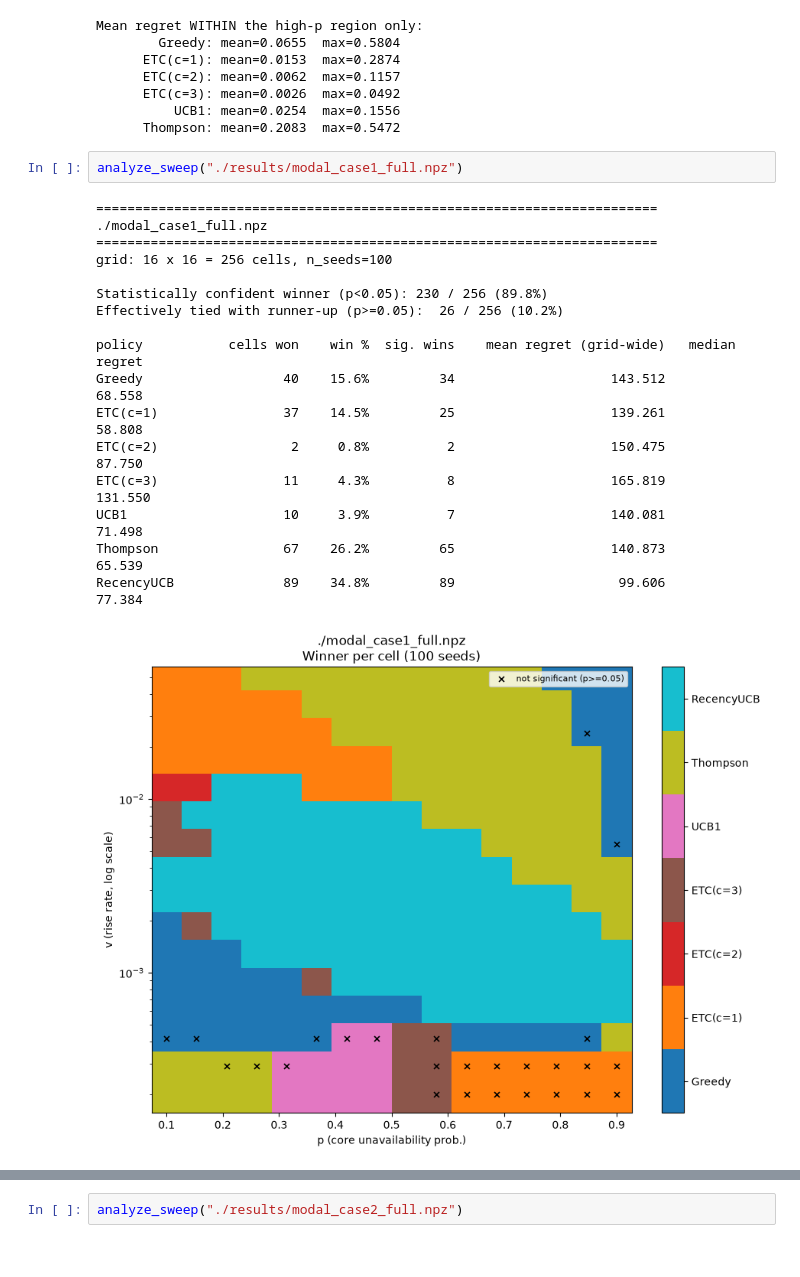
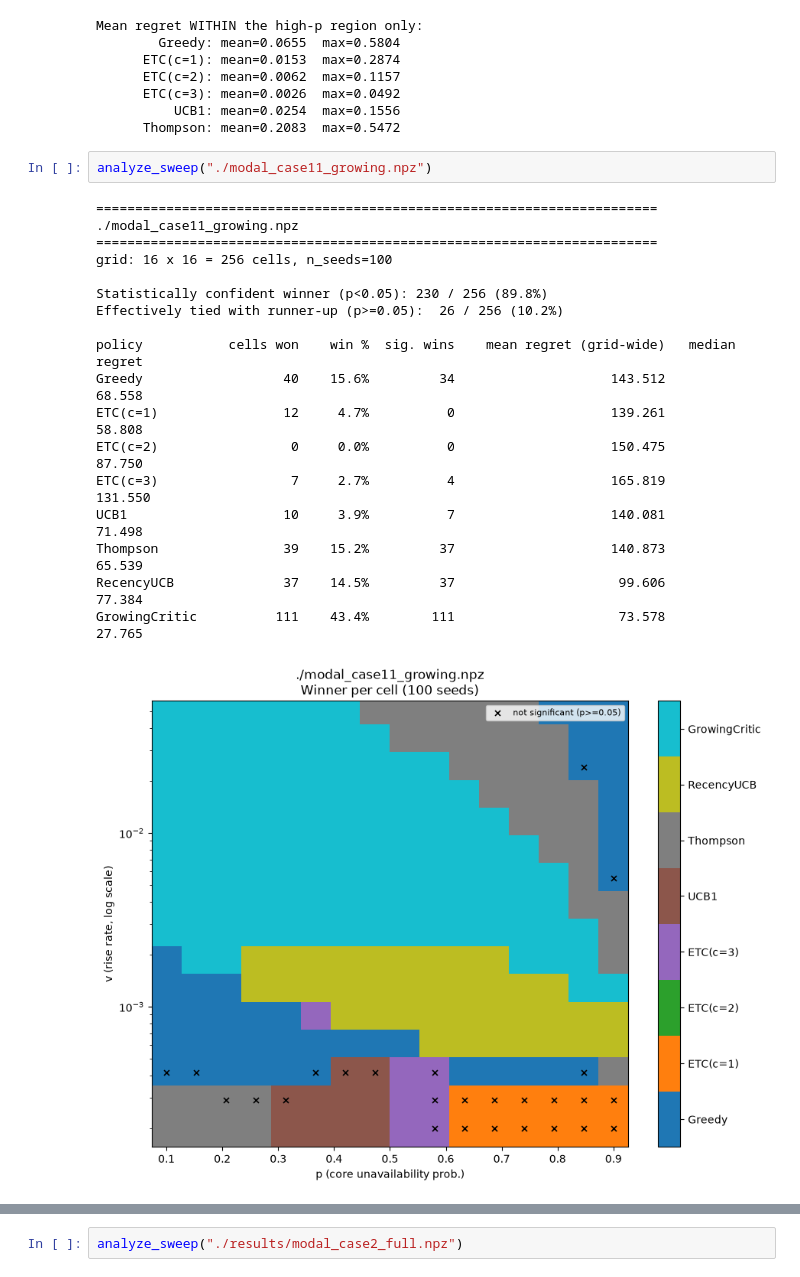
Before and after one commit to chrisbsoo/bandits, a Jupyter notebook: src/core_periphery/sig_analysis.ipynb, the cells around one changed output, grey strips where cells are left out. Drawn from its saved outputs; the diff is of its cells as text.

```diff
--- a/src/core_periphery/sig_analysis.ipynb
+++ b/src/core_periphery/sig_analysis.ipynb
@@ -152,25 +152,26 @@ Mean regret WITHIN the high-p region only:
           UCB1: mean=0.0254  max=0.1556
       Thompson: mean=0.2083  max=0.5472
 # %%
-analyze_sweep("./results/modal_case1_full.npz")
+analyze_sweep("./modal_case11_growing.npz")
 # %% [output]
 ========================================================================
-./modal_case1_full.npz
+./modal_case11_growing.npz
 ========================================================================
 grid: 16 x 16 = 256 cells, n_seeds=100
 
 Statistically confident winner (p<0.05): 230 / 256 (89.8%)
 Effectively tied with runner-up (p>=0.05):  26 / 256 (10.2%)
 
 policy           cells won    win %  sig. wins    mean regret (grid-wide)   median regret
 Greedy                  40    15.6%         34                    143.512          68.558
-ETC(c=1)                37    14.5%         25                    139.261          58.808
-ETC(c=2)                 2     0.8%          2                    150.475          87.750
-ETC(c=3)                11     4.3%          8                    165.819         131.550
+ETC(c=1)                12     4.7%          0                    139.261          58.808
+ETC(c=2)                 0     0.0%          0                    150.475          87.750
+ETC(c=3)                 7     2.7%          4                    165.819         131.550
 UCB1                    10     3.9%          7                    140.081          71.498
-Thompson                67    26.2%         65                    140.873          65.539
-RecencyUCB              89    34.8%         89                     99.606          77.384
+Thompson                39    15.2%         37                    140.873          65.539
+RecencyUCB              37    14.5%         37                     99.606          77.384
+GrowingCritic          111    43.4%        111                     73.578          27.765
-[figure, old version]
+[figure, new version]
 {'winner_idx': array([[5, 5, 5, 5, 4, 4, 4, 4, 3, 3, 1, 1, 1, 1, 1, 1],
         [5, 5, 5, 5, 4, 4, 4, 4, 3, 3, 1, 1, 1, 1, 1, 1],
         [0, 0, 0, 0, 0, 0, 4, 4, 3, 3, 0, 0, 0, 0, 0, 5],
```
Also changed, not shown: parts of 2 cells of this notebook, 11 other files.
